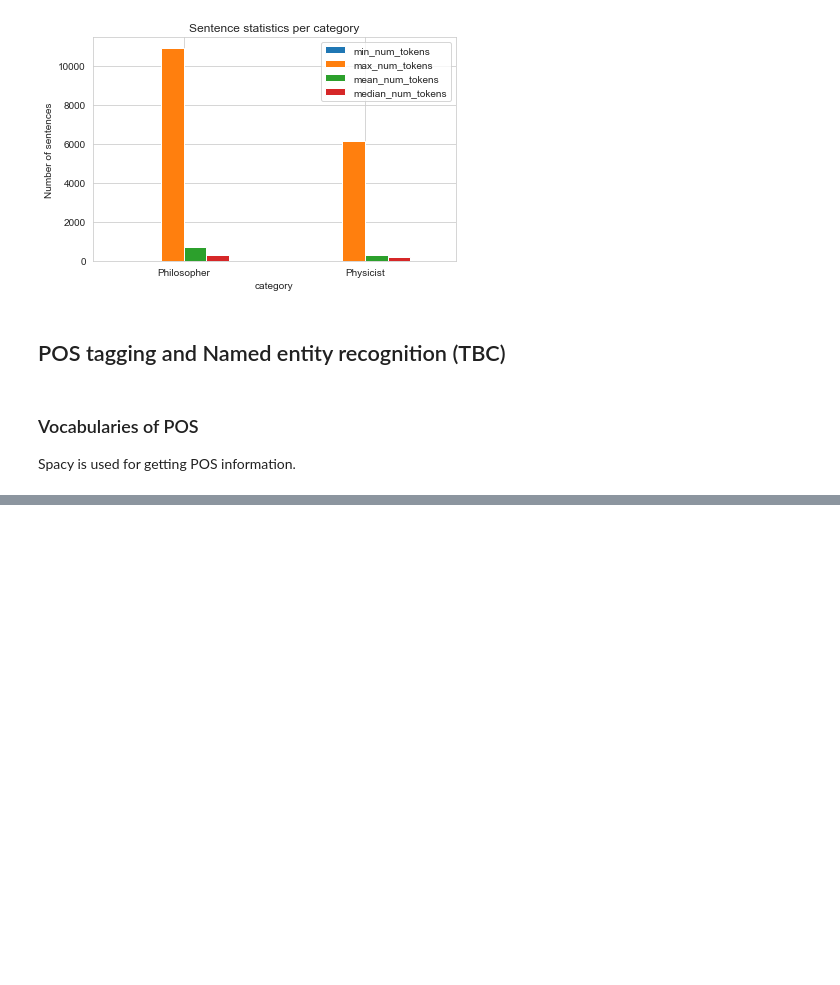
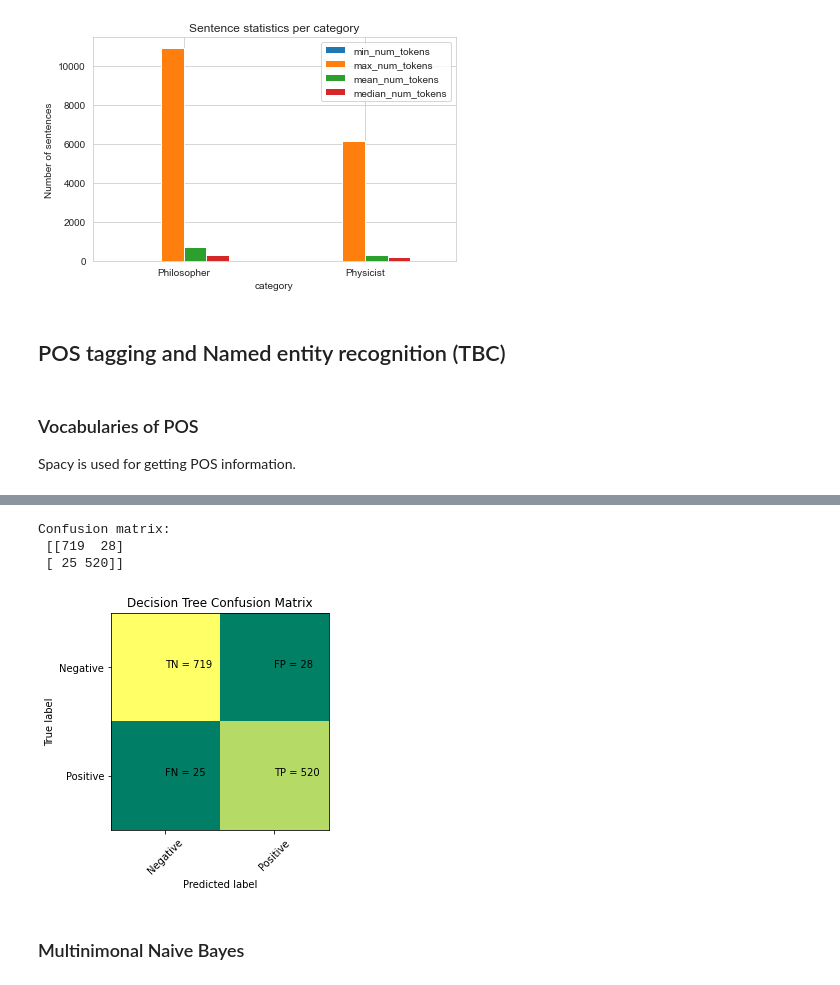
Before and after one commit to AnnaTokareff/data-science-project, a Jupyter notebook: part_1.ipynb, the cells around one changed output, grey strips where cells are left out. Cells and saved outputs as stored; diff of their text form; code cells hidden in the pictures; blank space fills up the shorter version.

```diff
--- a/part_1.ipynb
+++ b/part_1.ipynb
@@ -635,0 +900,12 @@ df["pos_token"] = df["POS_tags"].apply(lambda x: list(zip(x, df["tokens_without_
+# %%
+clf_dt = DecisionTreeClassifier(random_state=random_state)
+
+# Train  the model
+clf_dt.fit(X_train_vec, y_train)
+
+# Predict the labels of the test instances
+y_pred_dt = clf_dt.predict(X_test_vec)
+
+# Evaluating a classifier
+print('Classification report:', '\n', classification_report(y_test, y_pred_dt, digits=3))
+f1_dt = f1_score(y_test, y_pred_dt)
@@ -635,0 +922,14 @@ df["pos_token"] = df["POS_tags"].apply(lambda x: list(zip(x, df["tokens_without_
+# %%
+# Print the confusion matrix
+cm_dt = cm_calculate(y_test, y_pred_dt)
+# %% [output]
+Confusion matrix:
+ [[719  28]
+ [ 25 520]]
+# %%
+# Print the confusion matrix in a pretty way
+cm_visualize(cm_dt, 'Decision Tree')
+# %% [output]
+[figure, added]
+# %% [markdown]
+### Multinimonal Naive Bayes
```
Also changed, not shown: parts of 71 cells of this notebook.
